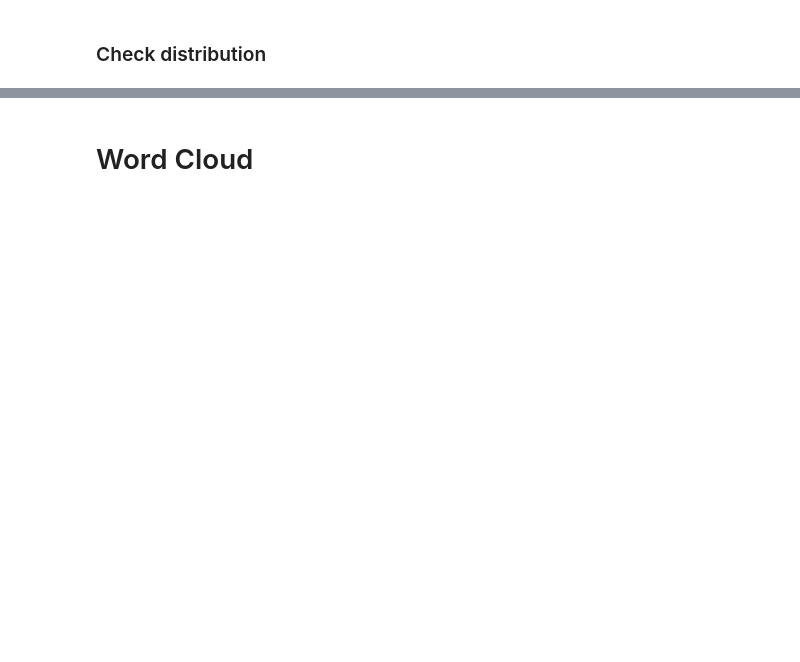
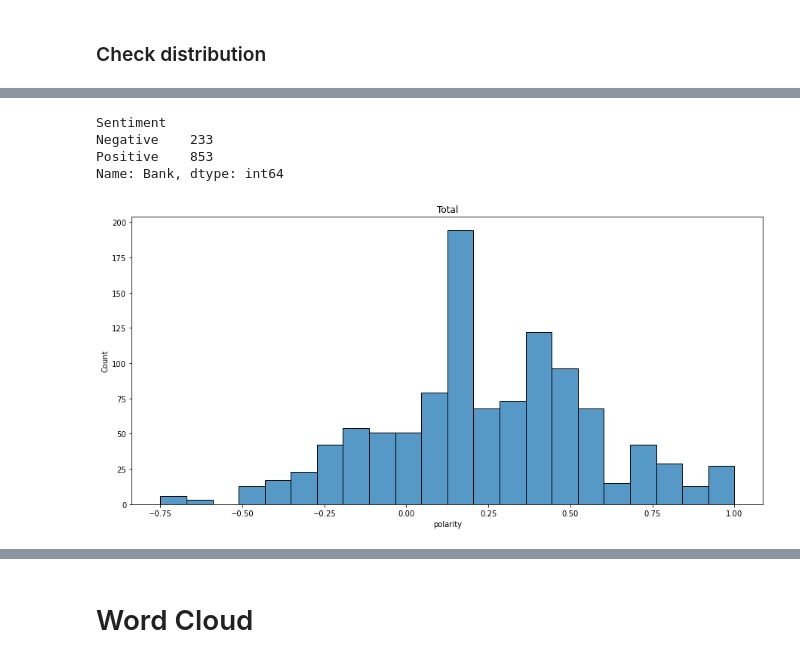
Before and after one commit to Slyth3/Sentiment-analysis-of-South-African-Banks-POC, a Jupyter notebook: Twint_SentimentAnalysis.ipynb, the cells around one changed output, grey strips where cells are left out. Saved outputs shown, nothing was run; the diff lists cells and outputs as text; code cells hidden in the pictures; blank space fills up the shorter version.

```diff
--- a/Twint_SentimentAnalysis.ipynb
+++ b/Twint_SentimentAnalysis.ipynb
@@ -201,4 +295,15 @@ Final_df[["polarity","mean","rolling"]].head(10)
+# %%
+Final_df.groupby(["Sentiment"]).count()
+# %% [output]
+Sentiment
+Negative    233
+Positive    853
+Name: Bank, dtype: int64
 # %%
+#plot hist
 fig = plt.figure(figsize=(15,7))
 sns.histplot(Final_df['polarity'])
+plt.title("Total")
 plt.show()
+# %% [output]
+[figure, added]
```
Also changed, not shown: parts of 30 cells of this notebook, 6 other files.
